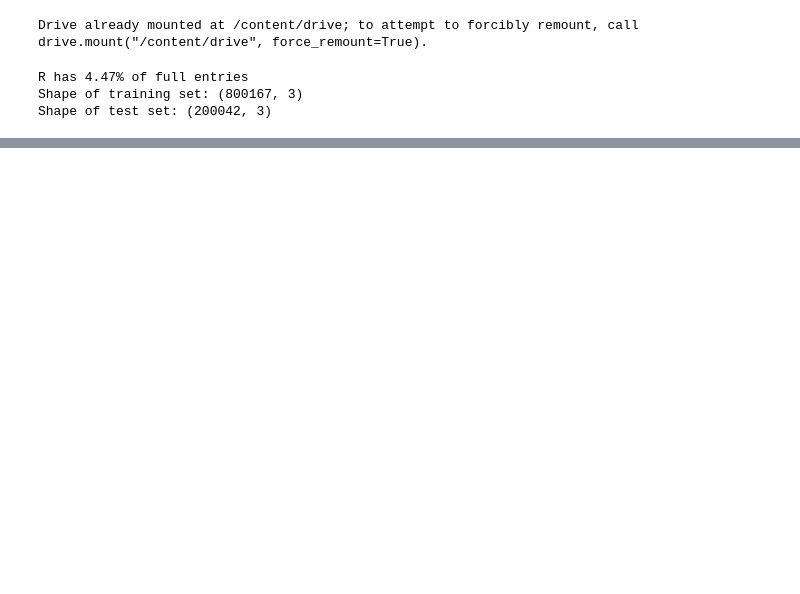
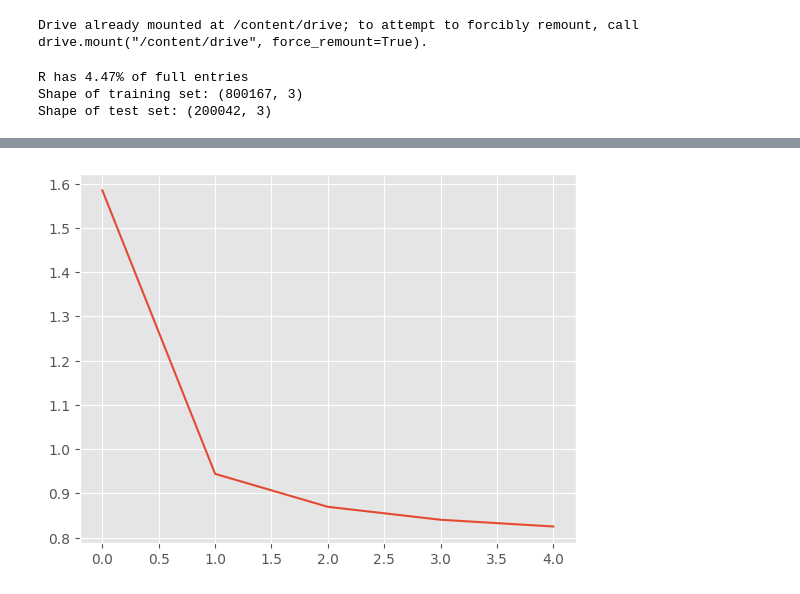
Before and after one commit to MarcoC1796/recommender-systems-thesis, a Jupyter notebook: LatentFactorWithMovieDataset.ipynb, the cells around one changed output, grey strips where cells are left out. Drawn from its saved outputs; the diff is of its cells as text; code cells hidden in the pictures; blank space fills up the shorter version.

```diff
--- a/LatentFactorWithMovieDataset.ipynb
+++ b/LatentFactorWithMovieDataset.ipynb
@@ -487,0 +282,5 @@ train_errors_100, val_errors_100 = model.fit(train_interactions=train_val_set, n
+# %%
+plt.plot(train_errors)
+plt.show()
+# %% [output]
+[figure, added]
```
Also changed, not shown: parts of 21 cells of this notebook.
